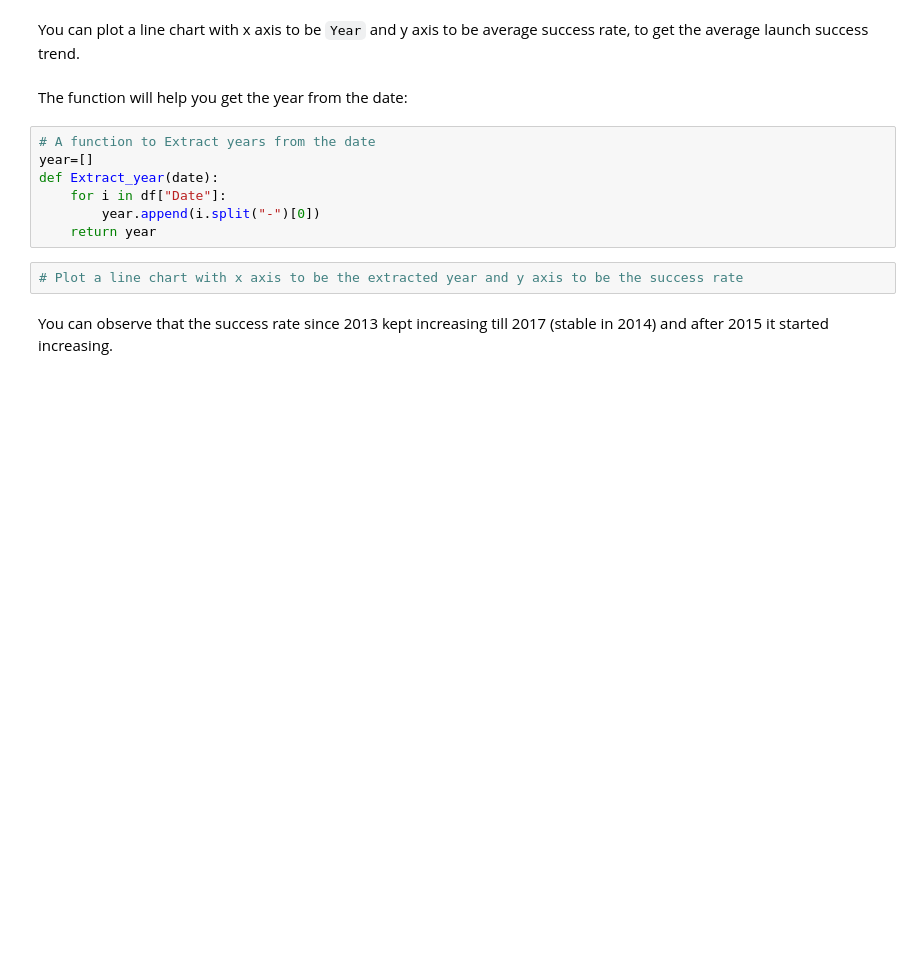
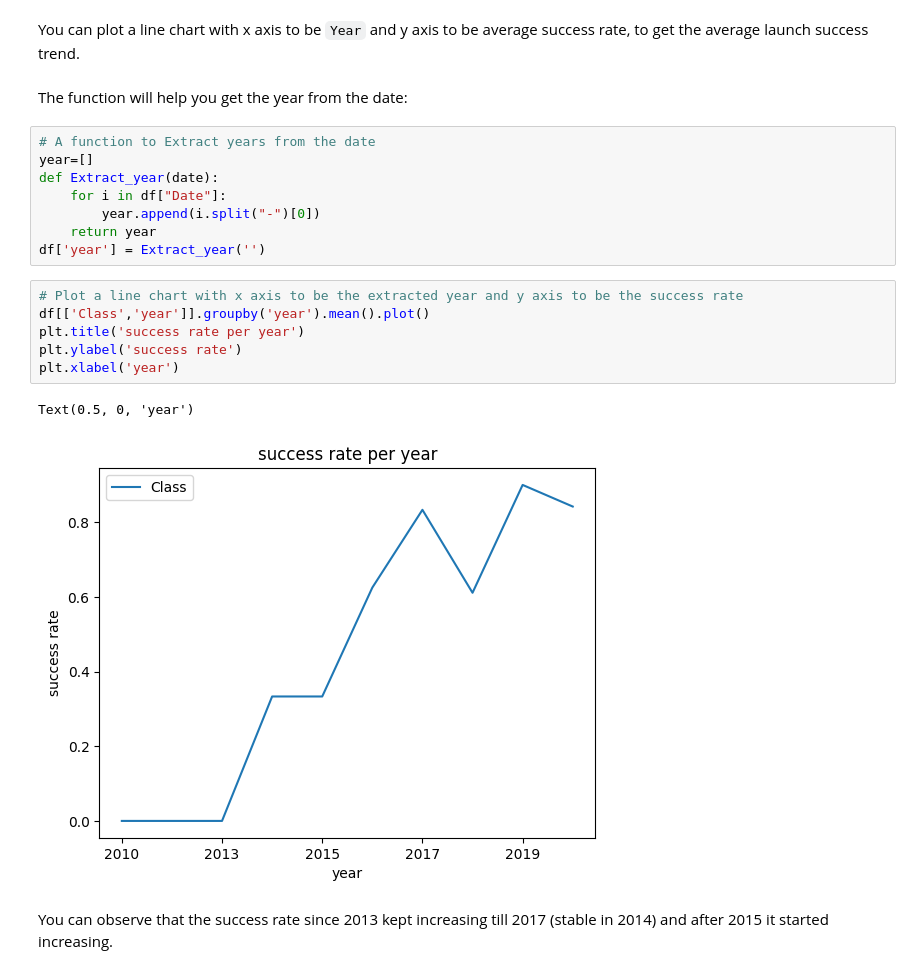
Before and after one commit to deputylucas08/DS-IBM, a Jupyter notebook: Project 7 Capstone/jupyter-labs-eda-dataviz-v2.ipynb, the cells around one changed output. Drawn from its saved outputs; the diff is of its cells as text; blank space fills up the shorter version.

```diff
--- a/Project 7 Capstone/jupyter-labs-eda-dataviz-v2.ipynb
+++ b/Project 7 Capstone/jupyter-labs-eda-dataviz-v2.ipynb
@@ -225,8 +208,16 @@ def Extract_year(date):
     for i in df["Date"]:
         year.append(i.split("-")[0])
     return year
+df['year'] = Extract_year('')
 # %%
 # Plot a line chart with x axis to be the extracted year and y axis to be the success rate
+df[['Class','year']].groupby('year').mean().plot()
+plt.title('success rate per year')
+plt.ylabel('success rate')
+plt.xlabel('year')
+# %% [output]
+Text(0.5, 0, 'year')
+[figure, added]
 # %% [markdown]
 You can observe that the success rate since 2013 kept increasing till 2017 (stable in 2014) and after 2015 it started increasing.
 # %% [markdown]
```
Also changed, not shown: parts of 7 cells of this notebook.
